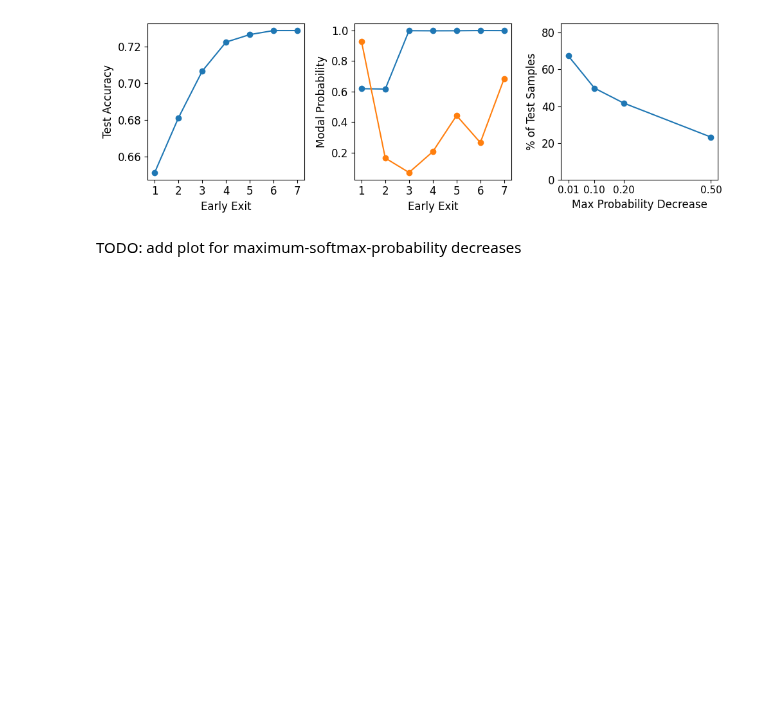
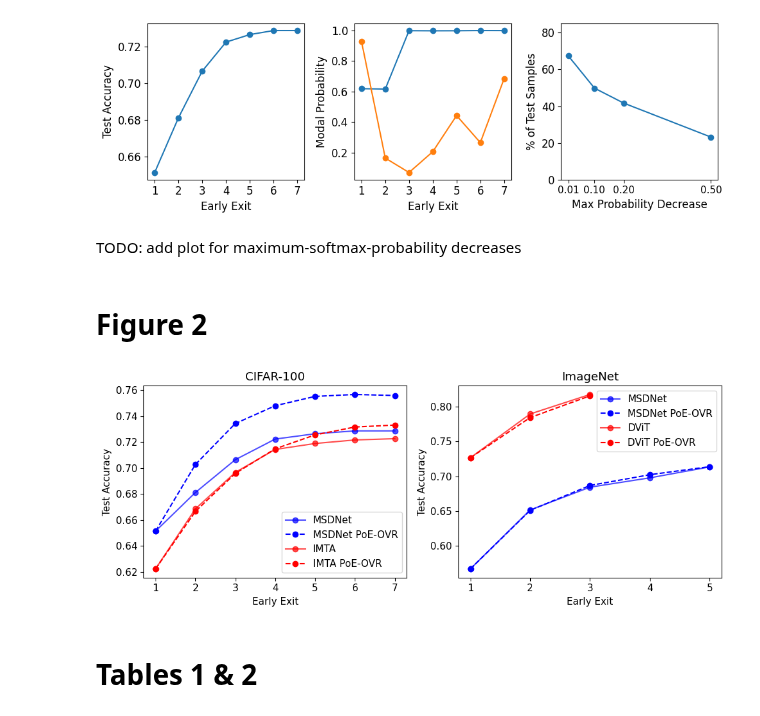
Before and after one commit to metodj/MSDNet-PyTorch, a Jupyter notebook: paper_plots.ipynb, the cells around one changed output. Saved outputs shown, nothing was run; the diff lists cells and outputs as text; code cells hidden in the pictures; blank space fills up the shorter version.

Commit message:
paper plots continue

```diff
--- a/paper_plots.ipynb
+++ b/paper_plots.ipynb
@@ -114,3 +115,50 @@ plt.show()
 [figure]
 # %% [markdown]
 TODO: add plot for maximum-softmax-probability decreases
+# %% [markdown]
+# Figure 2
+# %%
+CIFAR_100_DICT = {"MSDNet": [0.65130, 0.68110, 0.7064, 0.72229, 0.7264, 0.7286, 0.7286000],
+                  "MSDNet PoE-OVR": [0.6513, 0.7027, 0.7343, 0.748, 0.7552, 0.7567, 0.7559],
+                  "IMTA": [0.6222, 0.6685, 0.6966, 0.7143, 0.7189, 0.7216, 0.7226],
+                  "IMTA PoE-OVR": [0.6222, 0.6665, 0.6958, 0.7148, 0.7255, 0.7316, 0.7331]}
+
+
+IMAGE_NET_DICT = {"MSDNet": [0.5663, 0.6514, 0.6842, 0.6977, 0.7134],
+                  "MSDNet PoE-OVR": [0.5663, 0.6508, 0.6867, 0.7022, 0.7138],
+                  "DViT": [0.7267, 0.7899, 0.818],
+                  "DViT PoE-OVR": [0.7267, 0.7847, 0.816]}
+# %%
+FONT_SIZE = 11
+plt.rcParams.update({'font.size': FONT_SIZE})
+
+fig, ax = plt.subplots(1, 2, figsize=(10, 4))
+
+ax[0].plot(list(range(1, len(CIFAR_100_DICT["MSDNet"]) + 1)), CIFAR_100_DICT["MSDNet"], label='MSDNet', marker='o', color='blue', alpha=0.7)
+ax[0].plot(list(range(1, len(CIFAR_100_DICT["MSDNet PoE-OVR"]) + 1)), CIFAR_100_DICT["MSDNet PoE-OVR"], label='MSDNet PoE-OVR', marker='o', color='blue', linestyle='--')
+ax[0].plot(list(range(1, len(CIFAR_100_DICT["IMTA"]) + 1)), CIFAR_100_DICT["IMTA"], label='IMTA', marker='o', color='red', alpha=0.7)
+ax[0].plot(list(range(1, len(CIFAR_100_DICT["IMTA PoE-OVR"]) + 1)), CIFAR_100_DICT["IMTA PoE-OVR"], label='IMTA PoE-OVR', marker='o', color='red', linestyle='--')
+ax[0].set_xlabel('Early Exit')
+ax[0].set_ylabel('Test Accuracy')
+ax[0].set_title('CIFAR-100')
+ax[0].legend()
+
+
+
+ax[1].plot(list(range(1, len(IMAGE_NET_DICT["MSDNet"]) + 1)), IMAGE_NET_DICT["MSDNet"], label='MSDNet', marker='o', color='blue', alpha=0.7)
+ax[1].plot(list(range(1, len(IMAGE_NET_DICT["MSDNet PoE-OVR"]) + 1)), IMAGE_NET_DICT["MSDNet PoE-OVR"], label='MSDNet PoE-OVR', marker='o', color='blue', linestyle='--')
+ax[1].plot(list(range(1, len(IMAGE_NET_DICT["DViT"]) + 1)), IMAGE_NET_DICT["DViT"], label='DViT', marker='o', color='red', alpha=0.7)
+ax[1].plot(list(range(1, len(IMAGE_NET_DICT["DViT PoE-OVR"]) + 1)), IMAGE_NET_DICT["DViT PoE-OVR"], label='DViT PoE-OVR', marker='o', color='red', linestyle='--')
+ax[1].set_xlabel('Early Exit')
+ax[1].set_ylabel('Test Accuracy')
+ax[1].set_title('ImageNet')
+ax[1].legend(fontsize=11)
+
+
+plt.tight_layout()
+plt.savefig(f'figures/figure_2.pdf', dpi=1200)
+plt.show()
+# %% [output]
+[figure, added]
+# %% [markdown]
+# Tables 1 & 2
```
Also changed, not shown: parts of 12 cells of this notebook, 1 other file.
